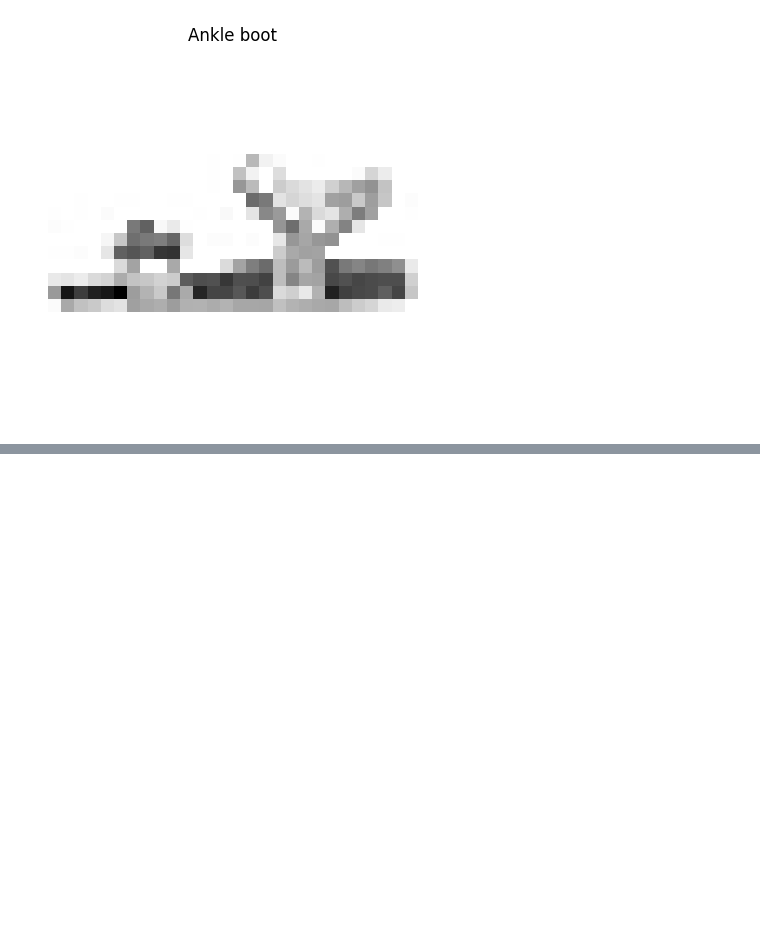
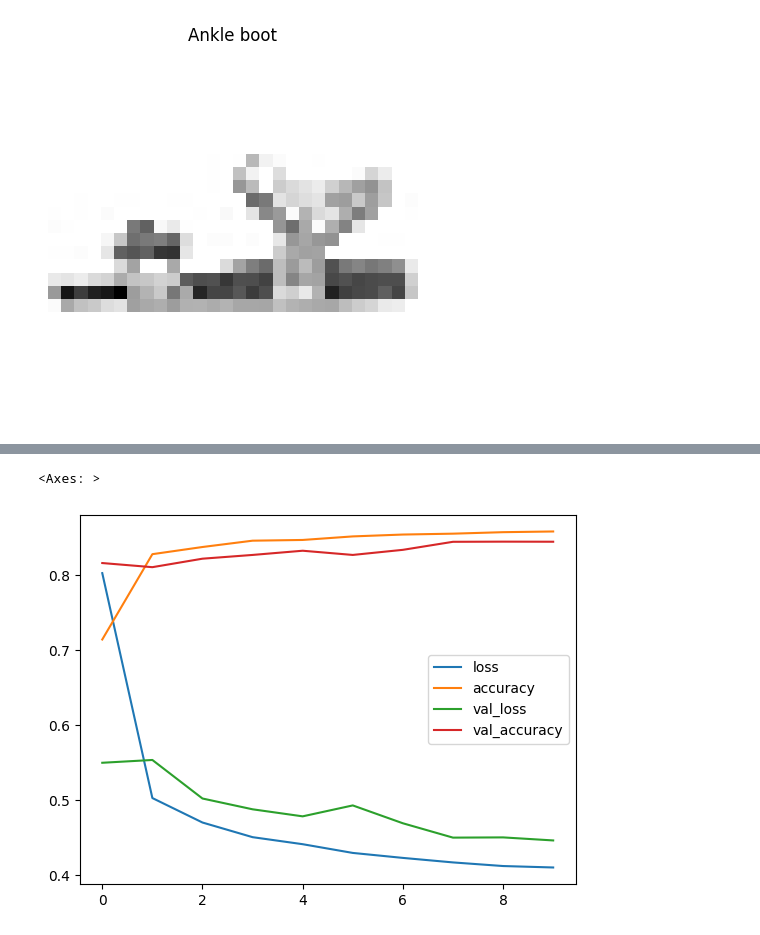
Before and after one commit to strcoder4007/Machine-Learning-Deep-Learning-Practice, a Jupyter notebook: tensorflow-fashion-mnist.ipynb, the cells around one changed output, grey strips where cells are left out. Cells and saved outputs as stored; diff of their text form; code cells hidden in the pictures; blank space fills up the shorter version.

```diff
--- a/tensorflow-fashion-mnist.ipynb
+++ b/tensorflow-fashion-mnist.ipynb
@@ -41,0 +104,15 @@ for i in range(4):
+# %%
+### Changing Learning Rate
+
+model_2 = tf.keras.Sequential([
+    tf.keras.layers.Flatten(input_shape=(28, 28)),
+    tf.keras.layers.Dense(8, activation="relu"),
+    tf.keras.layers.Dense(8, activation="relu"),
+    tf.keras.layers.Dense(10, activation="softmax")
+])
+
+model_2.compile(loss=tf.keras.losses.SparseCategoricalCrossentropy(),
+                optimizer=tf.keras.optimizers.Adam(learning_rate=0.001),
+                metrics=["accuracy"])
+
+history_2 = model_2.fit(train_data_norm, train_labels, epochs=10, verbose=1, validation_data=(test_data_norm, test_labels))
@@ -41,0 +160,5 @@ for i in range(4):
+# %%
+pd.DataFrame(history_2.history).plot()
+# %% [output]
+<Axes: >
+[figure, added]
```
Also changed, not shown: parts of 10 cells of this notebook, 1 other file.
